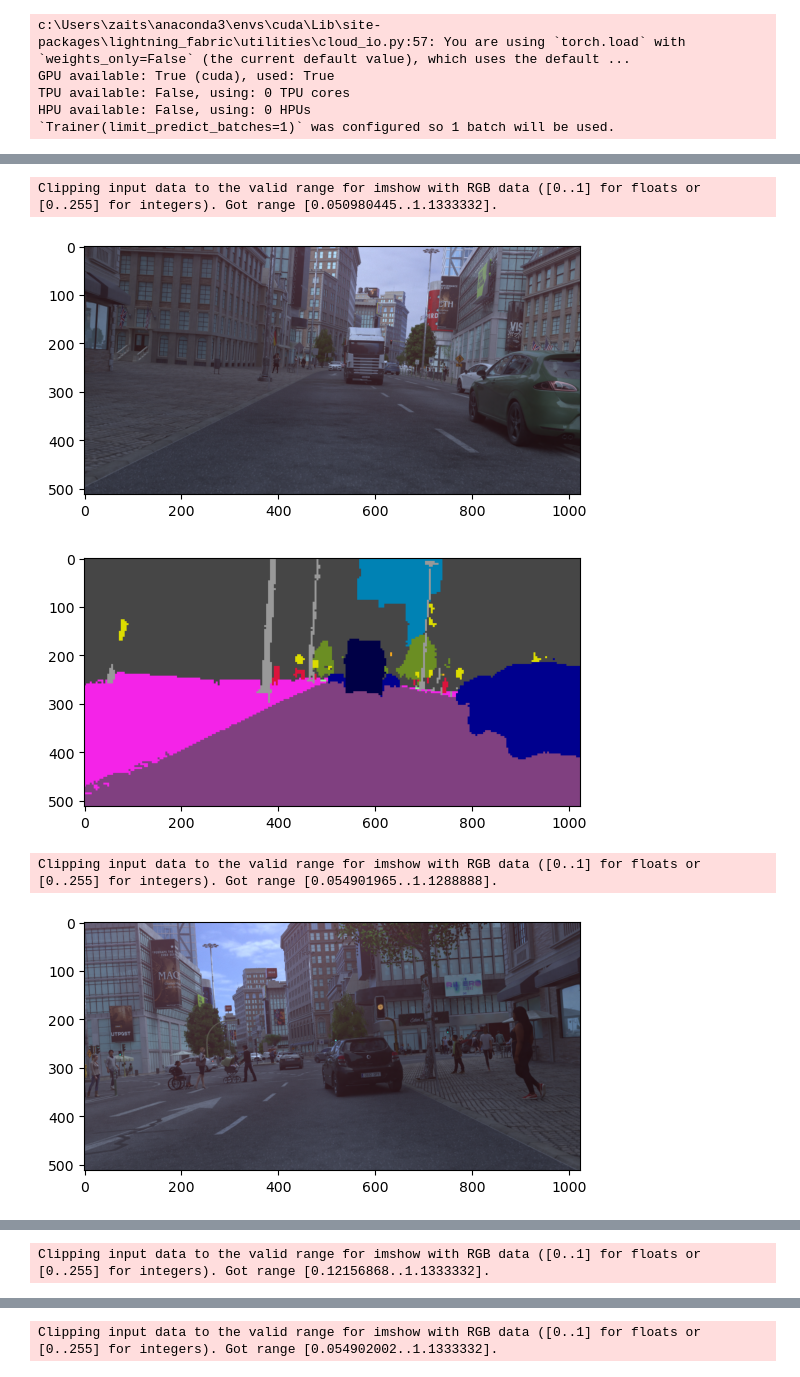
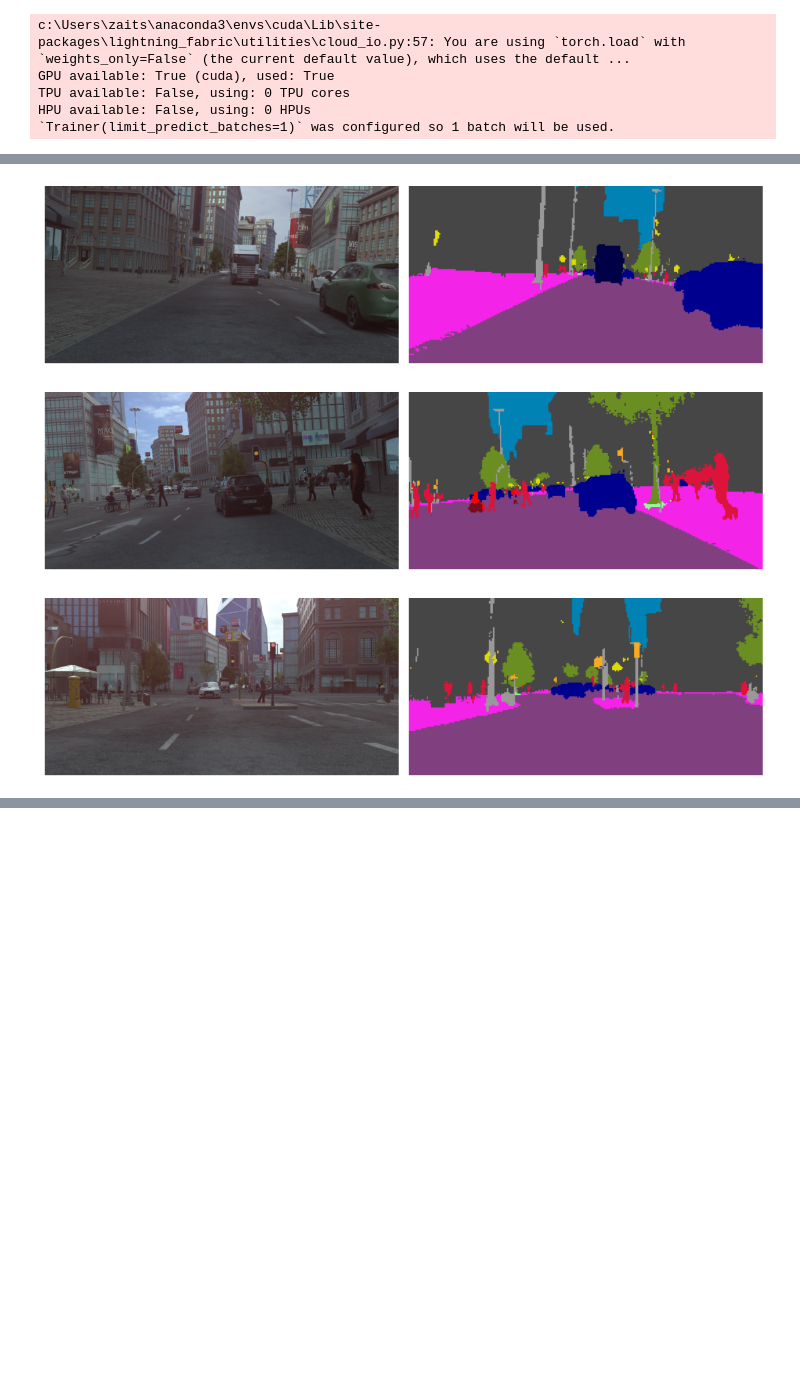
Before and after one commit to zaitsev136/computer-vision, a Jupyter notebook: experiments/urbansyn_segformer/train_segformer.ipynb, the cells around one changed output, grey strips where cells are left out. Saved outputs shown, nothing was run; the diff lists cells and outputs as text; code cells hidden in the pictures; blank space fills up the shorter version.

```diff
--- a/experiments/urbansyn_segformer/train_segformer.ipynb
+++ b/experiments/urbansyn_segformer/train_segformer.ipynb
@@ -170,7 +164,9 @@ TPU available: False, using: 0 TPU cores
 HPU available: False, using: 0 HPUs
 `Trainer(limit_predict_batches=1)` was configured so 1 batch will be used.
 # %%
-datamodule = us.get_datamodule(batch_size=4, downscaling=2)
+num_images = 4
+
+datamodule = us.get_datamodule(batch_size=num_images, downscaling=2)
 datamodule.setup('predict')
 batch = next(iter(datamodule.predict_dataloader()))
 
@@ -178,9 +174,12 @@ output = trainer.predict(lightning_model, datamodule=datamodule)[0].detach().cpu
 segmaps = urbansyn.colorize_segmap(torch.argmax(output, 1), for_pil=True)
 
 for image, segmap in zip(batch, segmaps):
-    plt.imshow(rearrange(urbansyn.INV_NORMALIZE(image), 'c h w -> h w c'))
+    fig,ax = plt.subplots(1, 2, figsize=(11,3))
+    ax[0].imshow(rearrange(urbansyn.INV_NORMALIZE(image), 'c h w -> h w c'))
+    ax[0].axis('off')
+    ax[1].imshow(segmap)
+    ax[1].axis('off')
+    plt.tight_layout()
     plt.show()
-    plt.imshow(segmap)
-    plt.show()
 # %% [output]
 LOCAL_RANK: 0 - CUDA_VISIBLE_DEVICES: [0]
@@ -188,5 +186,3 @@ c:\Users\zaits\anaconda3\envs\cuda\Lib\site-packages\pytorch_lightning\trainer\c
-Clipping input data to the valid range for imshow with RGB data ([0..1] for floats or [0..255] for integers). Got range [0.050980445..1.1333332].
-[figure, old version]
+[figure, new version]
-[figure, old version]
+[figure, new version]
-Clipping input data to the valid range for imshow with RGB data ([0..1] for floats or [0..255] for integers). Got range [0.054901965..1.1288888].
-[figure, old version]
+[figure, new version]
@@ -194 +189,0 @@ Clipping input data to the valid range for imshow with RGB data ([0..1] for floa
-Clipping input data to the valid range for imshow with RGB data ([0..1] for floats or [0..255] for integers). Got range [0.12156868..1.1333332].
@@ -197 +189,0 @@ Clipping input data to the valid range for imshow with RGB data ([0..1] for floa
-Clipping input data to the valid range for imshow with RGB data ([0..1] for floats or [0..255] for integers). Got range [0.054902002..1.1333332].
```
Also changed, not shown: parts of 11 cells of this notebook, 2 other files.
